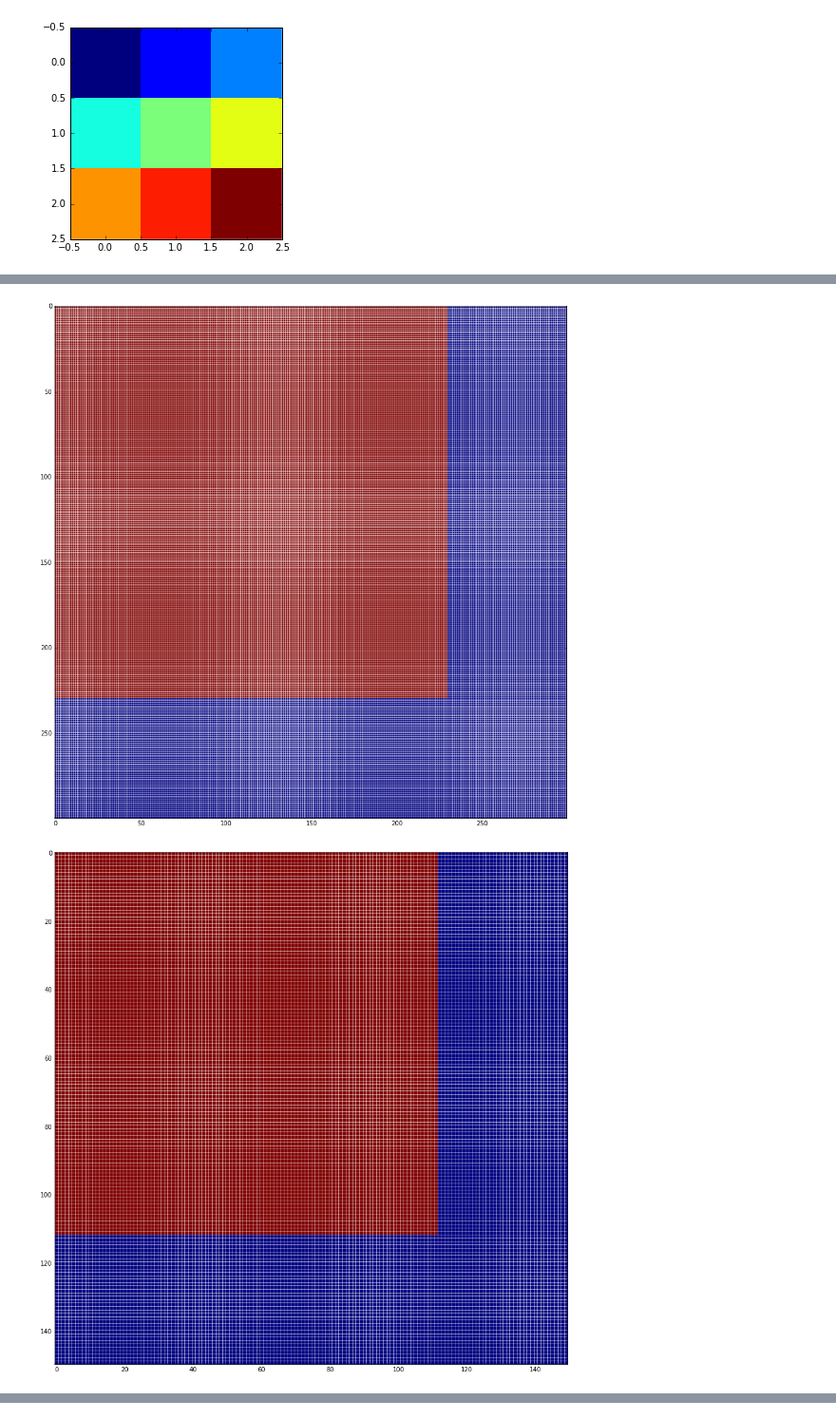
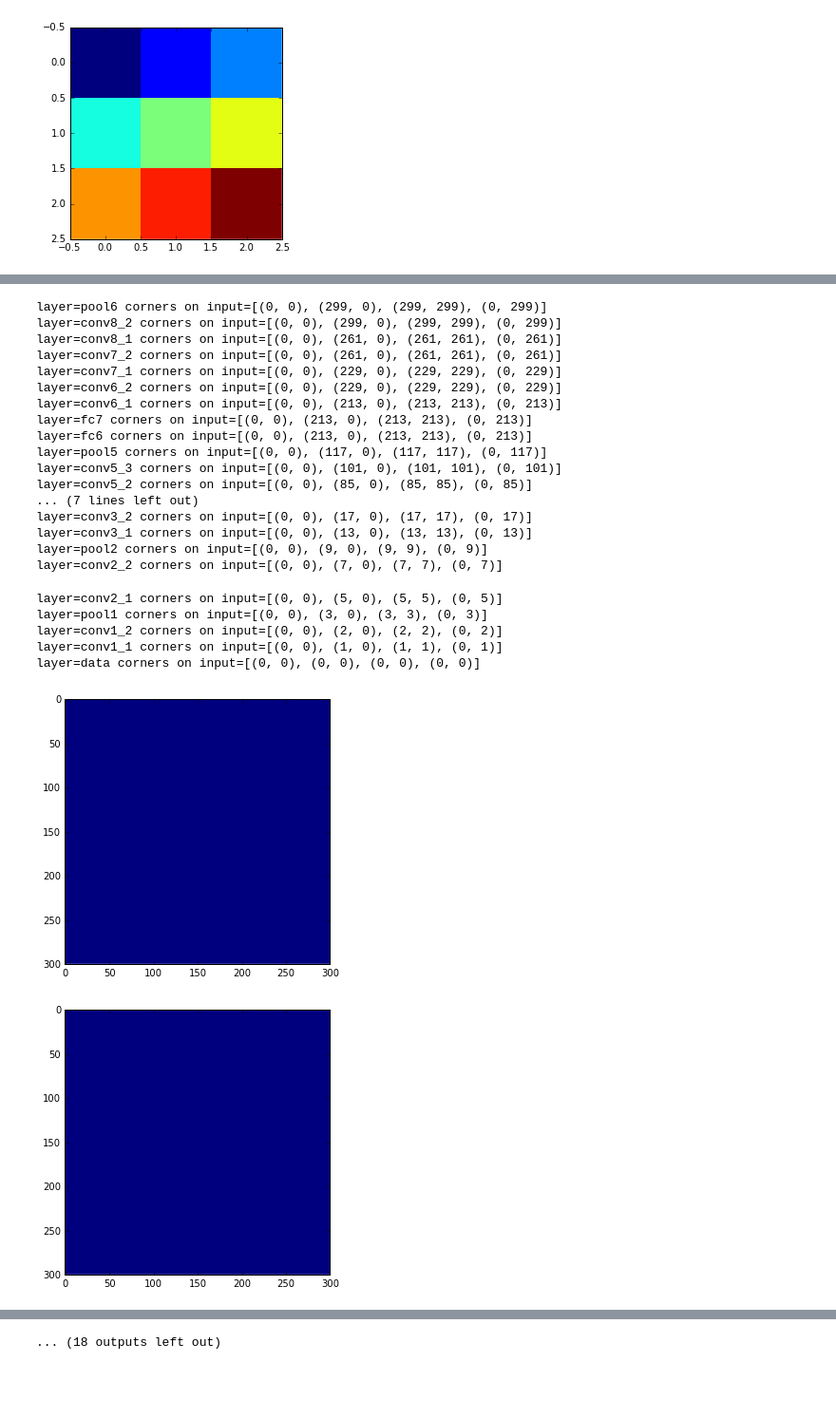
Before and after one commit to CK2-2016/caffe, a Jupyter notebook: examples/ssd/plot_receptive_fields.ipynb, the cells around one changed output, grey strips where cells are left out. Shown at 95% size. Drawn from its saved outputs; the diff is of its cells as text; code cells hidden in the pictures; blank space fills up the shorter version.

Commit message:
correct the layer output

```diff
--- a/examples/ssd/plot_receptive_fields.ipynb
+++ b/examples/ssd/plot_receptive_fields.ipynb
@@ -37,19 +37,50 @@ layer=conv7_1 receptiveField=292 absoluteStride=32 blob=10 corners=[(0, 0), (0,
 # %%
 def plotBlob(blobSize, xmin, xmax, ymin, ymax):
     img = [[0 for x in xrange(blobSize)] for y in xrange(blobSize)]
     for x in range(xmin, xmax+1):
         for y in range(ymin, ymax+1):
             img[y][x] = 1
-    fig = plt.figure(figsize=(15,15), dpi=300)
-    ax = fig.gca()
-    ax.set_xticks(np.arange(-.5,blobSize-.5,1), minor=True)
-    ax.set_yticks(np.arange(-.5,blobSize-.5,1), minor=True)
+    fig = plt.figure(figsize=(5,5))
+    #ax = fig.gca()
+    #ax.set_xticks(np.arange(-.5,blobSize-.5,1), minor=True)
+    #ax.set_yticks(np.arange(-.5,blobSize-.5,1), minor=True)
     #plt.axis([0, blobSize, 0, blobSize])
-    plt.grid(which='minor', linestyle="-", color='w')
+    #plt.grid(which='minor', linestyle="-", color='w')
     plt.imshow(img, interpolation='none')
     #plt.close(fig)
-plotBlob(300, 0, 229, 0, 229)
-plotBlob(150, 0, 111, 0, 111)
+
+layerNo = len(VGGDef)
+x = 0
+y = 0
+while layerNo >= 0:
+    boxes, layers = projectRF(layerNo, x, y)
+    name = boxes[-1]['name']
+    box = boxes[0]
+    print 'layer={} corners on input={}'.format(name, box['corners'])
+    plotBlob(box['blobSize'], box['corners'][0][0], box['corners'][2][0], box['corners'][0][1], box['corners'][2][1])
+    layerNo -= 1
 # %% [output]
+layer=pool6 corners on input=[(0, 0), (299, 0), (299, 299), (0, 299)]
+layer=conv8_2 corners on input=[(0, 0), (299, 0), (299, 299), (0, 299)]
+layer=conv8_1 corners on input=[(0, 0), (261, 0), (261, 261), (0, 261)]
+layer=conv7_2 corners on input=[(0, 0), (261, 0), (261, 261), (0, 261)]
+layer=conv7_1 corners on input=[(0, 0), (229, 0), (229, 229), (0, 229)]
+layer=conv6_2 corners on input=[(0, 0), (229, 0), (229, 229), (0, 229)]
+layer=conv6_1 corners on input=[(0, 0), (213, 0), (213, 213), (0, 213)]
+layer=fc7 corners on input=[(0, 0), (213, 0), (213, 213), (0, 213)]
+layer=fc6 corners on input=[(0, 0), (213, 0), (213, 213), (0, 213)]
+layer=pool5 corners on input=[(0, 0), (117, 0), (117, 117), (0, 117)]
+layer=conv5_3 corners on input=[(0, 0), (101, 0), (101, 101), (0, 101)]
+layer=conv5_2 corners on input=[(0, 0), (85, 0), (85, 85), (0, 85)]
+... (7 lines left out)
+layer=conv3_2 corners on input=[(0, 0), (17, 0), (17, 17), (0, 17)]
+layer=conv3_1 corners on input=[(0, 0), (13, 0), (13, 13), (0, 13)]
+layer=pool2 corners on input=[(0, 0), (9, 0), (9, 9), (0, 9)]
+layer=conv2_2 corners on input=[(0, 0), (7, 0), (7, 7), (0, 7)]
+layer=conv2_1 corners on input=[(0, 0), (5, 0), (5, 5), (0, 5)]
+layer=pool1 corners on input=[(0, 0), (3, 0), (3, 3), (0, 3)]
+layer=conv1_2 corners on input=[(0, 0), (2, 0), (2, 2), (0, 2)]
+layer=conv1_1 corners on input=[(0, 0), (1, 0), (1, 1), (0, 1)]
+layer=data corners on input=[(0, 0), (0, 0), (0, 0), (0, 0)]
-[figure, old version]
+[figure, new version]
-[figure, old version]
+[figure, new version]
@@ -55,0 +95 @@ plotBlob(150, 0, 111, 0, 111)
+... (18 outputs left out)
```
Also changed, not shown: parts of 3 cells of this notebook.
